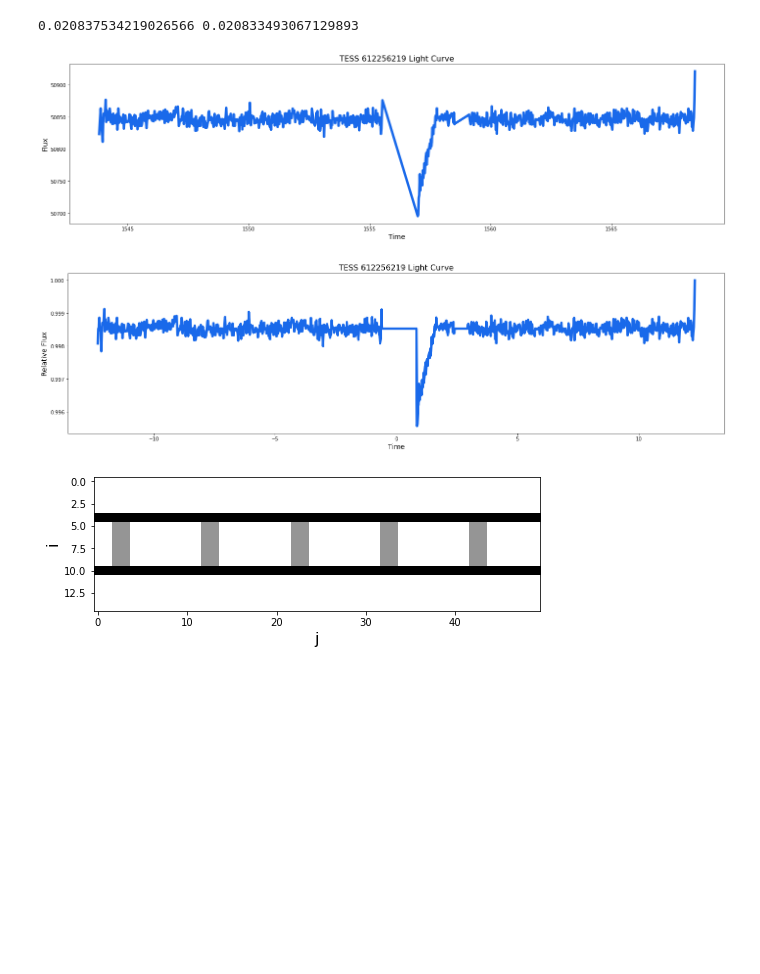
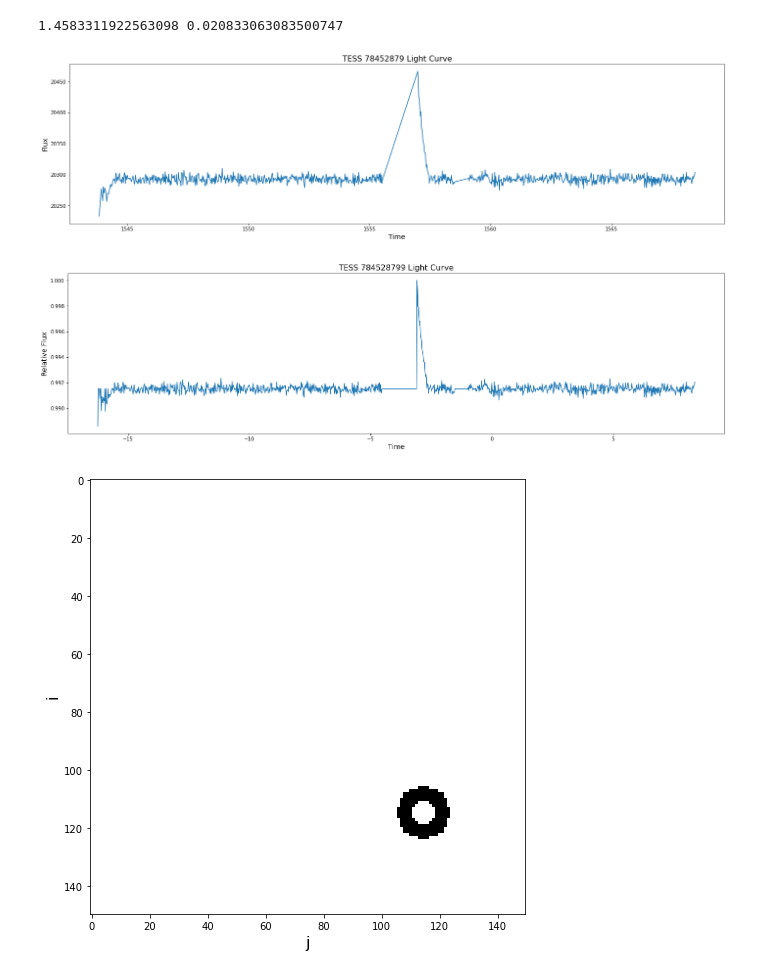
Before and after one commit to joshua-bromley/tessSignalInjection, a Jupyter notebook: lightCurveSums/injectNoise.ipynb, the cells around one changed output. Saved outputs shown, nothing was run; the diff lists cells and outputs as text; code cells hidden in the pictures; blank space fills up the shorter version.

```diff
--- a/lightCurveSums/injectNoise.ipynb
+++ b/lightCurveSums/injectNoise.ipynb
@@ -12,7 +12,7 @@ from EightBitTransit.misc import *
 
 %matplotlib inline
 # %%
-fp = open("./lightcurves/tesslc_364539361.pkl","rb")
+fp = open("./lightcurves/tesslc_78452879.pkl","rb")
 data = pickle.load(fp)
 fp.close()
 # %%
@@ -35,8 +35,8 @@ def fillLightCurve(times, lc):
     ##Assumption: Filling gaps with the median flux value will not make the light curve super wierd
     med = np.median(lc)
     dif = []
-    for i in range(len(cutTimes) -1):
-        dif.append(cutTimes[i+1]-cutTimes[i])
+    for i in range(len(times) -1):
+        dif.append(times[i+1]-times[i])
 
     print(max(dif), min(dif))
     newTimes = []
@@ -126,54 +126,51 @@ for i in range(len(lc)): ##Replacing low quality data with the median, it is imp
 '''
 
 cutTimes, cutLc = fillLightCurve(times, lc) ##Fill Gaps
-midTime = np.percentile(cutTimes,50) ##Set the 0 point at 3/4. Eight Bit Transit centers light curves at 0 so put this where you want to center the transit
+midTime = np.percentile(cutTimes,66) ##Set the 0 point at 3/4. Eight Bit Transit centers light curves at 0 so put this where you want to center the transit
 ##Tess light curves seem to have a 2 day gap near the center
 cutTimes = cutTimes - midTime
 
 
 fig, ax = plt.subplots(1,1,figsize=(24,6))##Plotting
-ax.plot(times,lc,color="#1969ea",ls="-",lw=5)
+ax.plot(times,lc)
 plt.xlabel("Time",fontsize=14)
 plt.ylabel("Flux",fontsize=14)
-plt.title(r"TESS 612256219 Light Curve",fontsize=16)
+plt.title(r"TESS 78452879 Light Curve",fontsize=16)
 plt.show()
 # %% [output]
-0.020837534219026566 0.020833493067129893
+1.4583311922563098 0.020833063083500747
-[figure, old version]
+[figure, new version]
 # %%
 maxlc = max(cutLc)##Normalize Light Curve
 normLc = cutLc/maxlc
 
 fig, ax = plt.subplots(1,1,figsize=(24,6))
-ax.plot(cutTimes,normLc,color="#1969ea",ls="-",lw=5)
+ax.plot(cutTimes,normLc)
 plt.xlabel("Time",fontsize=14)
 plt.ylabel("Relative Flux",fontsize=14)
-plt.title(r"TESS 612256219 Light Curve",fontsize=16)
+plt.title(r"TESS 784528799 Light Curve",fontsize=16)
 plt.show()
 # %% [output]
-[figure, old version]
+[figure, new version]
 # %%
 #times = np.linspace(-10.0,10.0,500) ##Create Eight Bit Transit Object
 
-planetGrid = np.zeros((30,100))
-planetGrid[8:10,0:300] = 1
-planetGrid[20:22,0:300] = 1
-planetGrid[8:22,5:7] = 1
-#planetGrid[8:22,15:17] = 1
-planetGrid[8:22,25:27] = 1
-#planetGrid[8:22,35:37] = 1
-planetGrid[8:22,45:47] = 1
-#planetGrid[8:22,55:57] = 1
-planetGrid[8:22,65:67] = 1
-#planetGrid[8:22,75:77] = 1
-planetGrid[8:22,85:87] = 1
-#planetGrid[8:22,95:97] = 1
+planetGrid = np.zeros((150,150))
+planetGrid[106:124,113:117] = 1
+planetGrid[113:117,106:124] = 1
+planetGrid[107:123,110:120] = 1
+planetGrid[110:120,107:123] = 1
+planetGrid[108:122,108:122] = 1
+planetGrid[109:121,109:121] = 1
+planetGrid[112:118,112:118] = 0
+planetGrid[111:119,113:117] = 0
+planetGrid[113:117,111:119] = 0
 
-planet = TransitingImage(opacitymat = planetGrid, lowres = 15, lowrestype="mean",lowresround = False, v = 1, t_ref = 0, t_arr = cutTimes)
+planet = TransitingImage(opacitymat = planetGrid, v = 1, t_ref = 0, t_arr = cutTimes)
 
 planet.plot_grid()
 # %% [output]
-[figure, old version]
+[figure, new version]
 # %%
 planetLC, overlapTimes = planet.gen_LC(t_arr = cutTimes)##Generate Light Curve
 
```
Also changed, not shown: parts of 2 cells of this notebook, 5 other files.
